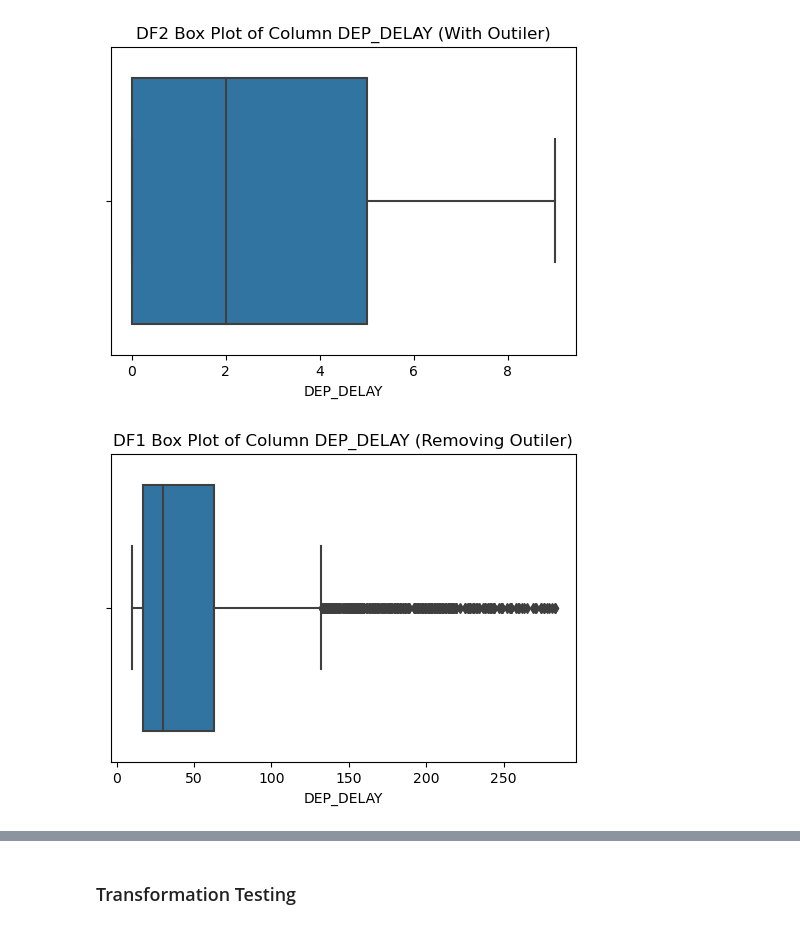
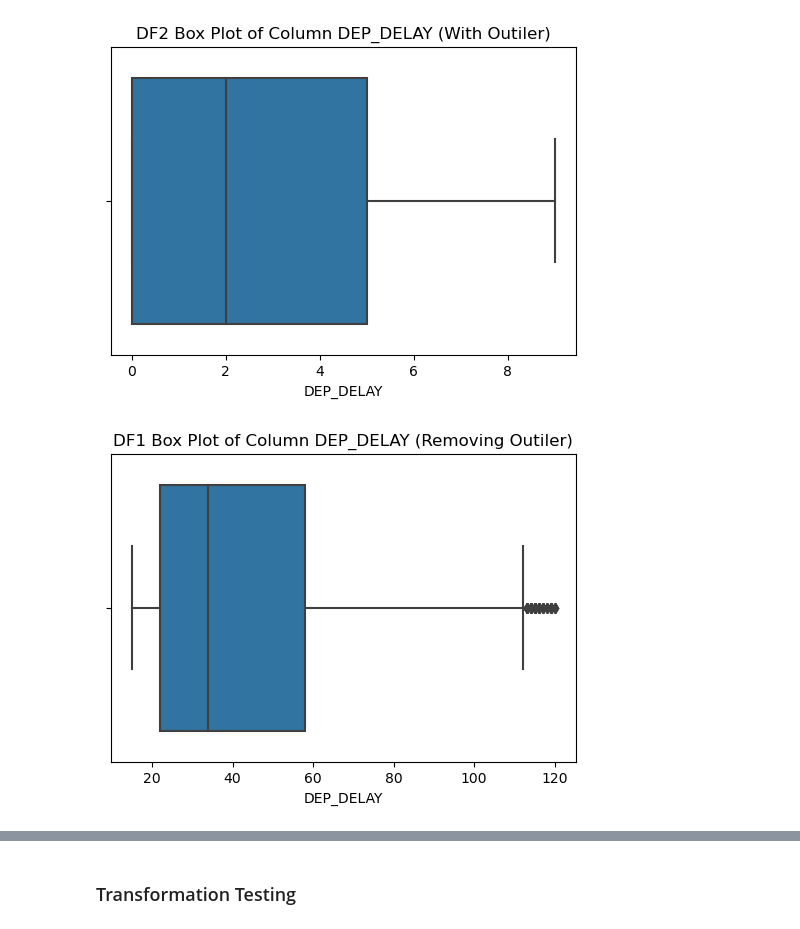
Before and after one commit to Josiah-Lam/Flight-delay, a Jupyter notebook: classification-model/knn/knn-log-outiler-split.ipynb, the cells around one changed output, grey strips where cells are left out. Saved outputs shown, nothing was run; the diff lists cells and outputs as text; code cells hidden in the pictures.

```diff
--- a/classification-model/knn/knn-log-outiler-split.ipynb
+++ b/classification-model/knn/knn-log-outiler-split.ipynb
@@ -30,7 +30,9 @@ df = df.astype(int)
 # Getting DEP_DELAY for the once only delay
 # any positive values means that it is early departure
 
-df1 = df[df['DEP_DELAY'] >= 10]
+df1 = df[df['DEP_DELAY'] <= 120]
+df1 = df1[df1['DEP_DELAY'] >= 15]
+
 df2 = df[df['DEP_DELAY'] >= 0]
 df2 = df2[df2['DEP_DELAY'] < 10]
 # %% [markdown]
@@ -52,29 +54,29 @@ plt.show()
 # %%
 # Compute IQR
 Q1 = df1['DEP_DELAY'].quantile(0.25)
 Q3 = df1['DEP_DELAY'].quantile(0.75)
 IQR = Q3 - Q1
 
 # Define lower and upper bounds
 lower_bound = Q1 - 3 * IQR
 upper_bound = Q3 + 3 * IQR
 
-# Compute Mean and Std
-mean = np.mean(df1['DEP_DELAY'])
-std = np.std(df1['DEP_DELAY'])
+# # Compute Mean and Std
+# mean = np.mean(df1['DEP_DELAY'])
+# std = np.std(df1['DEP_DELAY'])
 
-upper_bound = mean + (3 * std)
-lower_bound = mean - (3 * std)
+# upper_bound = mean + (3 * std)
+# lower_bound = mean - (3 * std)
 
 # Filter out outliers
 df1 = df1[(df1['DEP_DELAY'] >= lower_bound) & (df1['DEP_DELAY'] <= upper_bound)]
 
 # print(df.info())
 
 plt.figure(figsize=(6,4))
 sns.boxplot(x=df1['DEP_DELAY'])
 plt.title("DF1 Box Plot of Column DEP_DELAY (Removing Outiler)")
 plt.show()
 # %% [output]
-[figure, old version]
+[figure, new version]
 # %%
```
Also changed, not shown: parts of 9 cells of this notebook, 4 other files.
